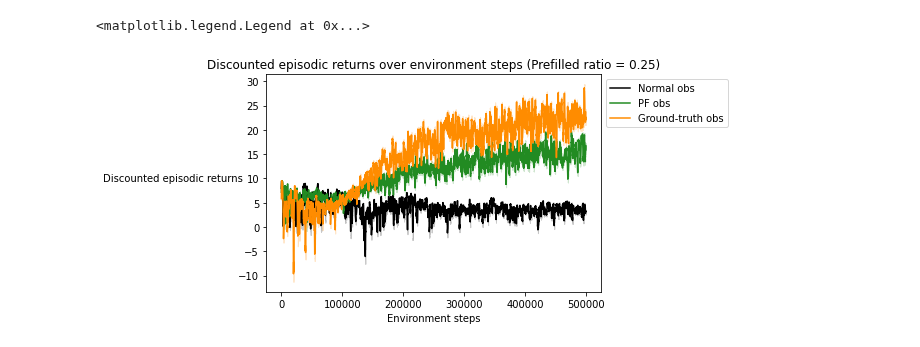
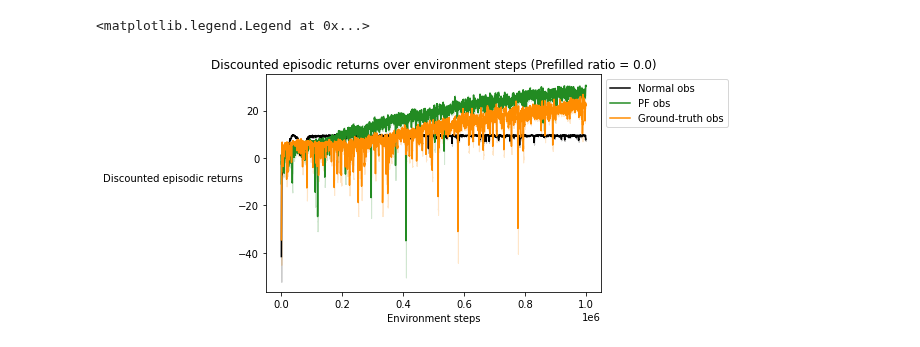
Before and after one commit to taodav/aux-inputs, a Jupyter notebook: analysis/plot_results_r.ipynb, the cells around one changed output. Drawn from its saved outputs; the diff is of its cells as text; code cells hidden in the pictures.

```diff
--- a/analysis/plot_results_r.ipynb
+++ b/analysis/plot_results_r.ipynb
@@ -106,14 +94,14 @@ def get_eps_max_over(data, eps_max_over=100):
     return hparam_results
 # %%
 eps_max_over = 100
-r_max_over = get_eps_max_over(r_data, eps_max_over)
+rg_max_over = get_eps_max_over(rg_data, eps_max_over)
 rpg_max_over = get_eps_max_over(rpg_data, eps_max_over)
 rsg_max_over = get_eps_max_over(rsg_data, eps_max_over)
 # %%
 # Get the best hyperparams based on the final 100 episodes
-r_best = sorted(r_max_over, key=lambda x : x[1], reverse=True)[0]
+rg_best = sorted(rg_max_over, key=lambda x : x[1], reverse=True)[0]
 rpg_best = sorted(rpg_max_over, key=lambda x : x[1], reverse=True)[0]
 rsg_best = sorted(rsg_max_over, key=lambda x : x[1], reverse=True)[0]
 
-r_best, rpg_best, rsg_best
+rg_best, rpg_best, rsg_best
 # %% [output]
@@ -134,38 +157,38 @@ def map_dis_rew_to_steps(data, w=1000):
         all_seeds.append(moving_avg(np.concatenate(current_seed)[:trunc], w=w))
     return np.array(all_seeds)
 # %%
-trunc = int(5e5)
+trunc = int(1e6)
 
-r_best_data = r_data[tuple(split_by)][r_best[0]]
-rpg_best_data = rpg_data[tuple(split_by)][rpg_best[0]]
-rsg_best_data = rsg_data[tuple(split_by)][rsg_best[0]]
+rg_best_data = rg_data[rg_best[0]]
+rpg_best_data = rpg_data[rpg_best[0]]
+rsg_best_data = rsg_data[rsg_best[0]]
 
-mapped_r = map_dis_rew_to_steps(r_best_data)
+mapped_rg = map_dis_rew_to_steps(rg_best_data)
 mapped_rpg = map_dis_rew_to_steps(rpg_best_data)
 mapped_rsg = map_dis_rew_to_steps(rsg_best_data)
 # %%
 all_data = [
-    ('Normal obs', mapped_r, r_color),
+    ('Normal obs', mapped_rg, rg_color),
     ('PF obs', mapped_rpg, rpg_color),
     ('Ground-truth obs', mapped_rsg, rsg_color)
 ]
 # %%
-x = np.arange(mapped_r.shape[1])
+x = np.arange(mapped_rg.shape[1])
 fig, ax = plt.figure(), plt.axes()
 
 
 for key, data, color in all_data:
     means = data.mean(axis=0)
     std_err = data.std(axis=0) / data.shape[0]
 
     ax.plot(x, means, label=key, color=color)
     plt.fill_between(x, means - std_err, means + std_err,
                          color=color, alpha=0.2)
 
 ax.set_xlabel('Environment steps')
 ax.set_ylabel(f"Discounted episodic returns", rotation=0, labelpad=65)
-ax.set_title(f'Discounted episodic returns over environment steps (Prefilled ratio = 0.25)')
+ax.set_title(f'Discounted episodic returns over environment steps (Prefilled ratio = 0.0)')
 plt.legend(bbox_to_anchor=(1.00, 1), loc='upper left')
 # %% [output]
 <matplotlib.legend.Legend at 0x...>
-[figure, old version]
+[figure, new version]
```
Also changed, not shown: parts of 19 cells of this notebook, 29 other files.
